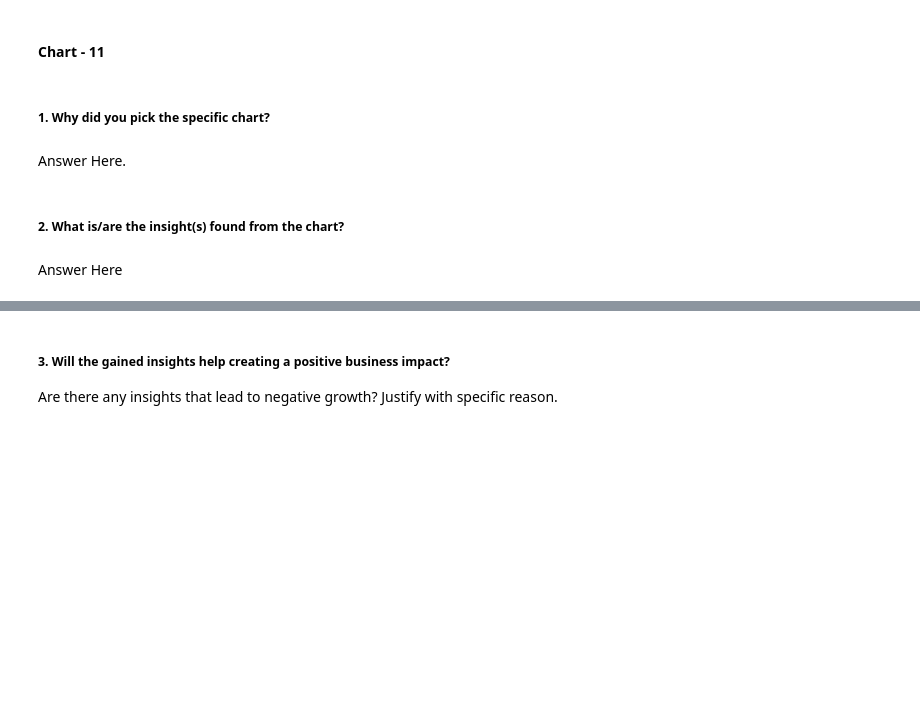
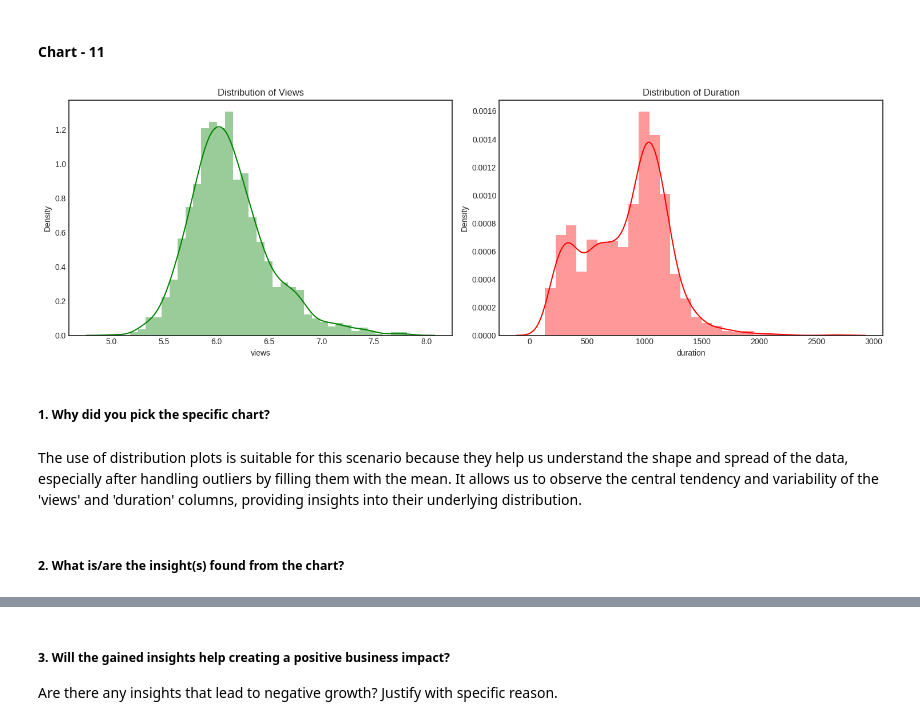
Before and after one commit to shubhamrai1318/TED_Talk_Views_Prediction, a Jupyter notebook: TED_Talk_Views_Prediction.ipynb, the cells around one changed output, grey strips where cells are left out. Cells and saved outputs as stored; diff of their text form; code cells hidden in the pictures; blank space fills up the shorter version.

Commit message:
Data visualization (chart-11) completed

```diff
--- a/TED_Talk_Views_Prediction.ipynb
+++ b/TED_Talk_Views_Prediction.ipynb
@@ -1165,8 +1163,29 @@ Engagement Strategies: By analyzing the relationship between views and duration,
+# %%
+# Chart - 11 visualization code
+
+# Assuming the 'views' and 'duration' columns have already been filled with the mean after handling outliers.
+
+# Create a figure with two subplots side by side
+fig, axs = plt.subplots(1, 2, figsize=(15, 5))
+
+# Plot the distribution of the 'views' column on the left subplot (index 0)
+sns.distplot(df['views'], color='green', ax=axs[0])
+axs[0].set_title('Distribution of Views')
+
+# Plot the distribution of the 'duration' column on the right subplot (index 1)
+sns.distplot(df['duration'], color='red', ax=axs[1])
+axs[1].set_title('Distribution of Duration')
+
+# Adjust the layout to prevent overlapping of the subplots
+plt.tight_layout()
+
+# Show the plot
+plt.show()
+# %% [output]
+[figure, added]
 # %% [markdown]
 ##### 1. Why did you pick the specific chart?
-# %% [markdown]
-Answer Here.
+# %% [markdown]
+The use of distribution plots is suitable for this scenario because they help us understand the shape and spread of the data, especially after handling outliers by filling them with the mean. It allows us to observe the central tendency and variability of the 'views' and 'duration' columns, providing insights into their underlying distribution.
 # %% [markdown]
 ##### 2. What is/are the insight(s) found from the chart?
-# %% [markdown]
-Answer Here
```
Also changed, not shown: parts of 6 cells of this notebook.
